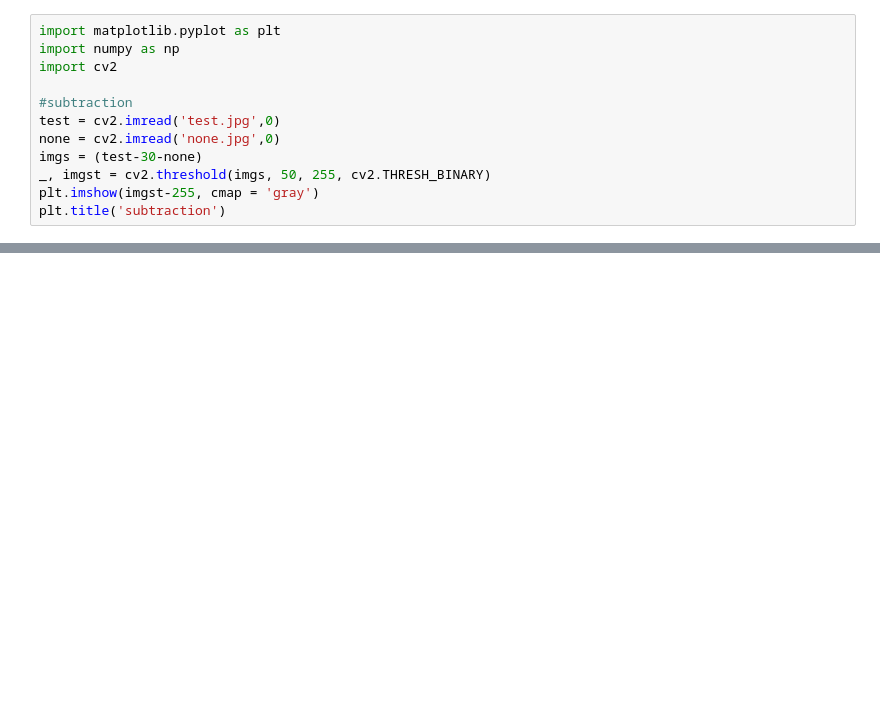
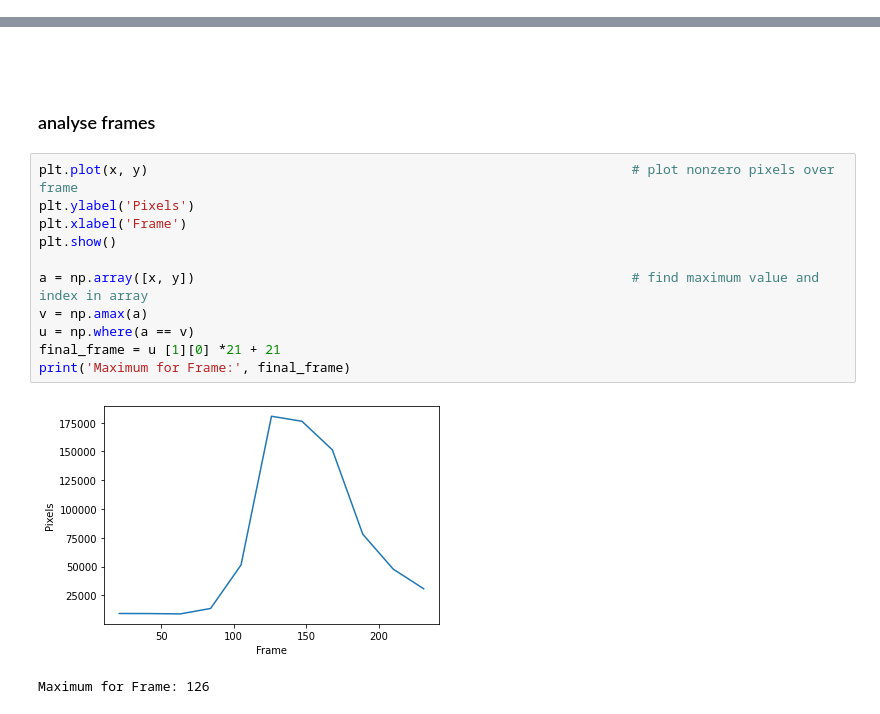
Before and after one commit to k9p5/computer-vision-vehicle-classification, a Jupyter notebook: preprocessing.ipynb, the cells around one changed output, grey strips where cells are left out. Drawn from its saved outputs; the diff is of its cells as text; blank space fills up the shorter version.

```diff
--- a/preprocessing.ipynb
+++ b/preprocessing.ipynb
@@ -1,12 +0,0 @@
-# %%
-import matplotlib.pyplot as plt
-import numpy as np
-import cv2
-
-#subtraction
-test = cv2.imread('test.jpg',0)
-none = cv2.imread('none.jpg',0)
-imgs = (test-30-none)
-_, imgst = cv2.threshold(imgs, 50, 255, cv2.THRESH_BINARY)
-plt.imshow(imgst-255, cmap = 'gray')
-plt.title('subtraction')
@@ -37,0 +92,19 @@ Text(0.5, 1.0, 'subtraction and dilation')
+# %% [markdown]
+<br>
+<br>
+
+### analyse frames
+# %%
+plt.plot(x, y)                                                              # plot nonzero pixels over frame
+plt.ylabel('Pixels')
+plt.xlabel('Frame')
+plt.show()
+
+a = np.array([x, y])                                                        # find maximum value and index in array
+v = np.amax(a)
+u = np.where(a == v)
+final_frame = u [1][0] *21 + 21
+print('Maximum for Frame:', final_frame)
+# %% [output]
+[figure, added]
+Maximum for Frame: 126
```
Also changed, not shown: parts of 8 cells of this notebook, 1 other file.
